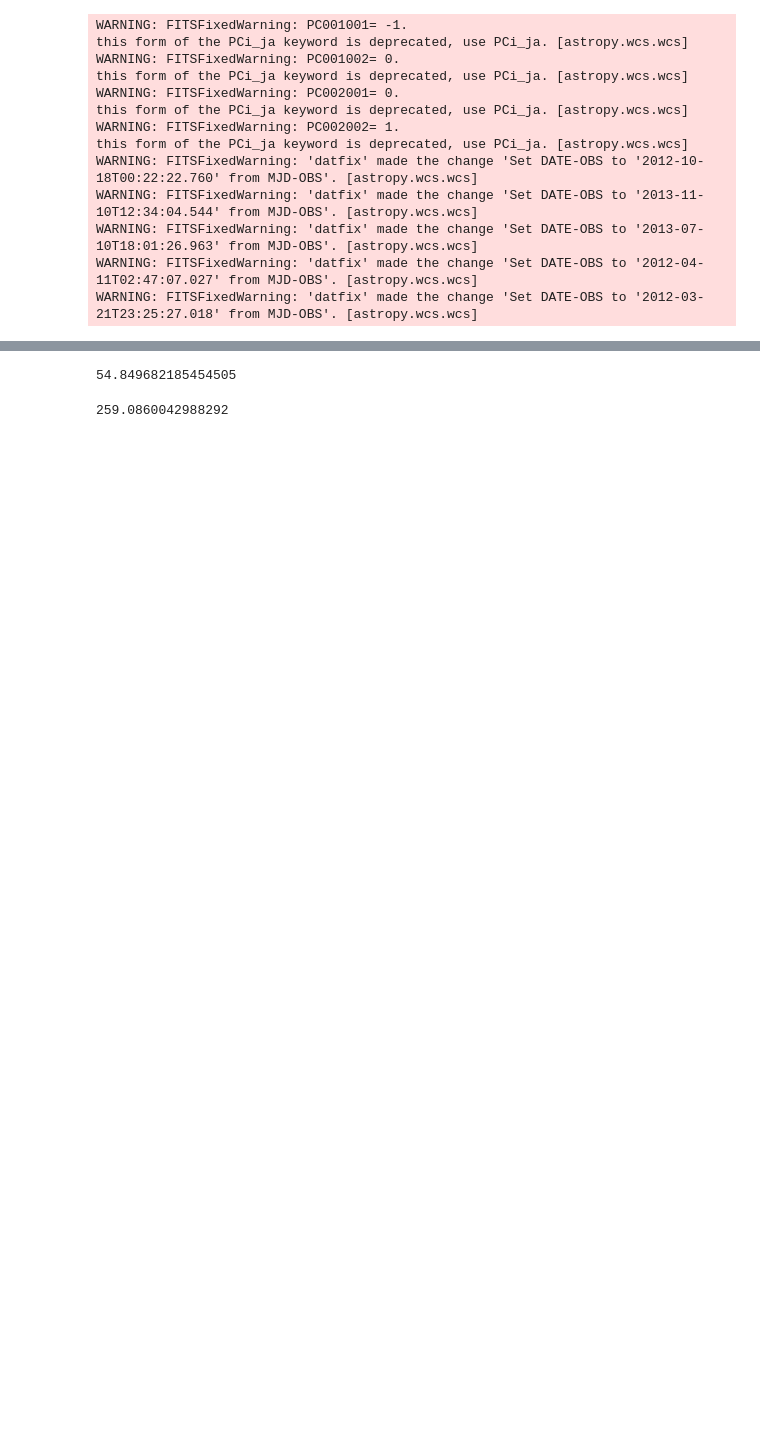
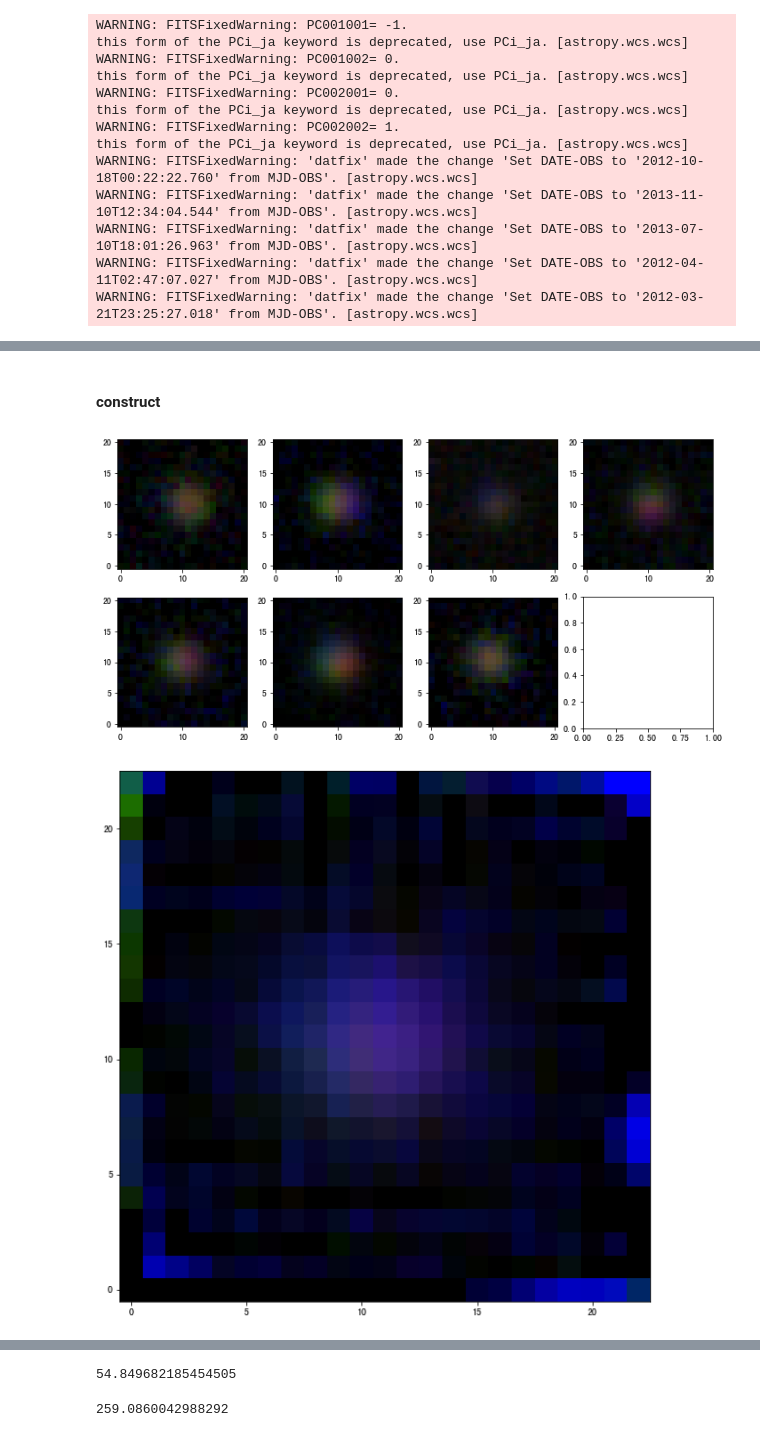
Before and after one commit to jyshangguan/MorphSED, a Jupyter notebook: examples/demo_realfit.ipynb, the cells around one changed output, grey strips where cells are left out. Cells and saved outputs as stored; diff of their text form; code cells hidden in the pictures; blank space fills up the shorter version.

```diff
--- a/examples/demo_realfit.ipynb
+++ b/examples/demo_realfit.ipynb
@@ -76,0 +66,10 @@ print (imgs.common_catalog)
+# %%
+ss_paths=[]
+sigma_paths=[]
+psf_paths=[]
+for loop in range(5):
+    ss_paths.append('/Users/liruancun/Works/GitHub/MorphSED/examples/data/{0}_ssim.fits'.format(band_list[loop]))
+    sigma_paths.append('/Users/liruancun/Works/GitHub/MorphSED/examples/data/{0}_sigmap.fits'.format(band_list[loop]))
+    psf_paths.append('/Users/liruancun/Works/GitHub/MorphSED/examples/data/{0}_psf.fits'.format(band_list[loop]))
+# %% [markdown]
+#### construct
@@ -76,0 +81,5 @@ print (imgs.common_catalog)
+# %%
+imgs.generate_PSFs(plot=[0,2,4],filepaths=psf_paths)
+# %% [output]
+[figure, added]
+[figure, added]
```
Also changed, not shown: parts of 18 cells of this notebook, 17 other files.
